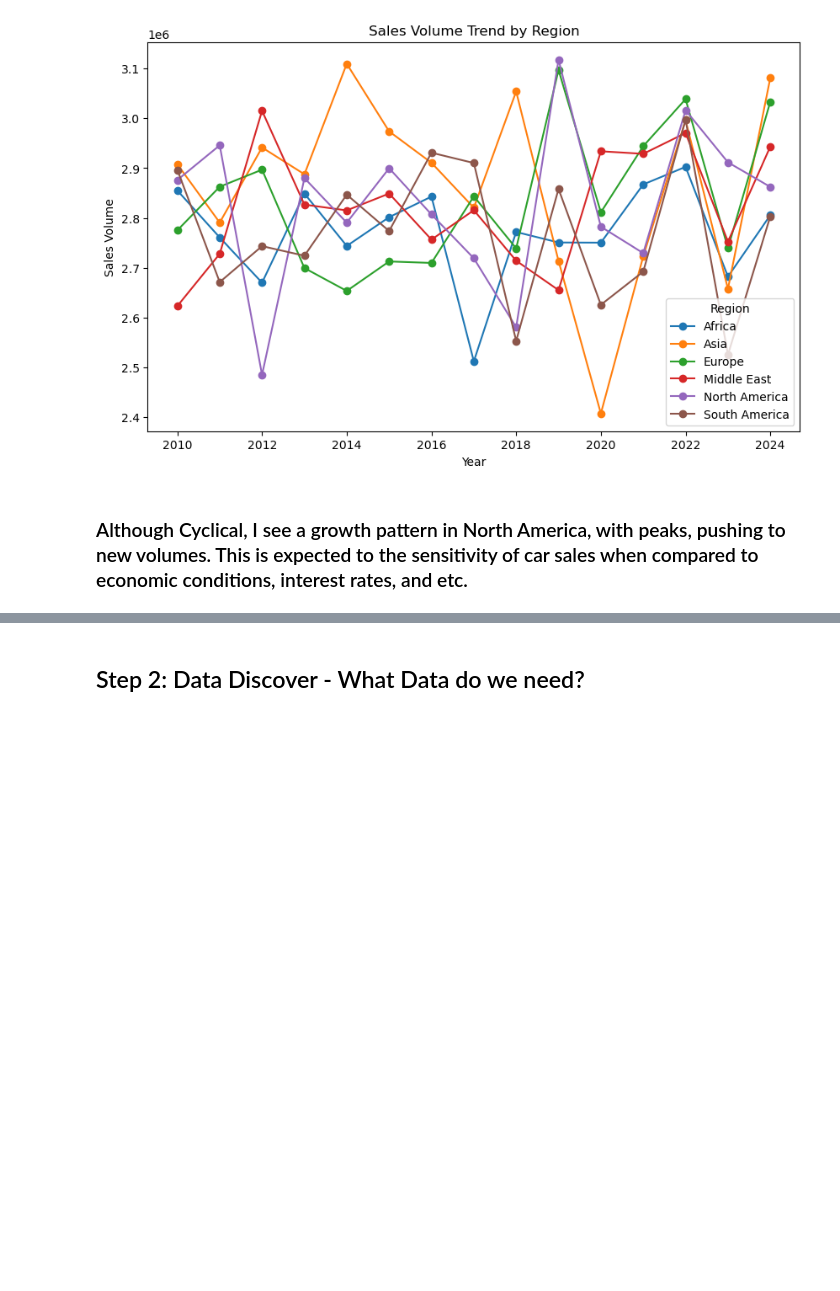
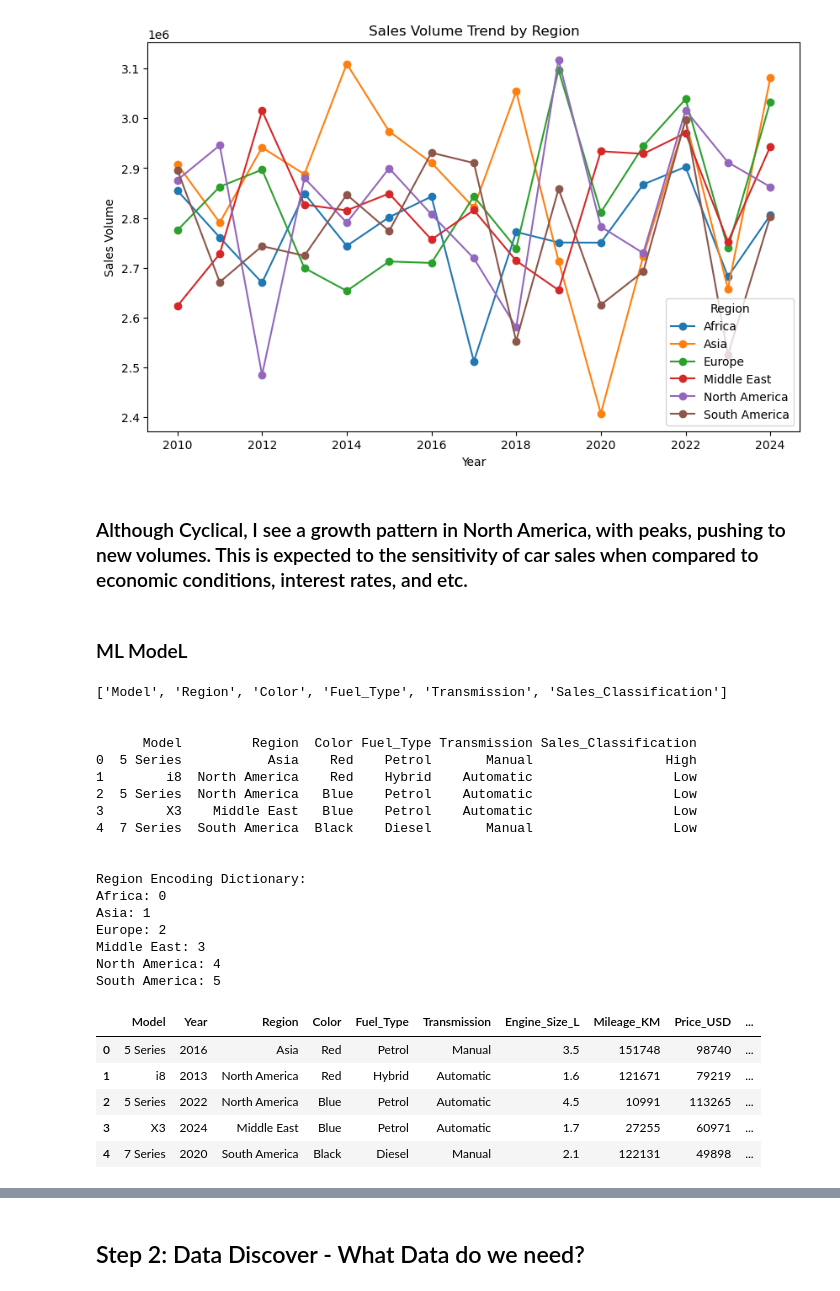
Before and after one commit to VithushanE/BMWWorldWideSales, a Jupyter notebook: BMWSales.ipynb, the cells around one changed output, grey strips where cells are left out. Saved outputs shown, nothing was run; the diff lists cells and outputs as text; code cells hidden in the pictures; blank space fills up the shorter version.

```diff
--- a/BMWSales.ipynb
+++ b/BMWSales.ipynb
@@ -257,3 +256,58 @@ plt.show()
 [figure]
 # %% [markdown]
 ### Although Cyclical, I see a growth pattern in North America, with peaks, pushing to new volumes. This is expected to the sensitivity of car sales when compared to economic conditions, interest rates, and etc.
+# %% [markdown]
+### ML ModeL
+# %%
+# Creating classification model that will predict whether a model will be classified as high or low in Sales, based on Features
+
+
+# Step 1: Convert Datatypes that are objects into ML Friendly format
+
+print(list(data.select_dtypes(include='object').columns))
+print('\n')
+print(data.select_dtypes(include='object').head())
+
+# Copying dataset to maintain source data
+data2 = data.copy()
+print('\n')
+
+# Create and fit the label encoder
+label_encoder = LabelEncoder()
+data2['Region_coded'] = label_encoder.fit_transform(data2['Region'])
+
+# Create a readable dictionary mapping
+region_mapping = dict(zip(label_encoder.classes_, label_encoder.transform(label_encoder.classes_)))
+
+# Display the mapping
+print("Region Encoding Dictionary:")
+for region, code in region_mapping.items():
+    print(f"{region}: {code}")
+
+# Preview the updated DataFrame
+data2.head()
+# %% [output]
+['Model', 'Region', 'Color', 'Fuel_Type', 'Transmission', 'Sales_Classification']
+
+
+      Model         Region  Color Fuel_Type Transmission Sales_Classification
+0  5 Series           Asia    Red    Petrol       Manual                 High
+1        i8  North America    Red    Hybrid    Automatic                  Low
+2  5 Series  North America   Blue    Petrol    Automatic                  Low
+3        X3    Middle East   Blue    Petrol    Automatic                  Low
+4  7 Series  South America  Black    Diesel       Manual                  Low
+
+
+Region Encoding Dictionary:
+Africa: 0
+Asia: 1
+Europe: 2
+Middle East: 3
+North America: 4
+South America: 5
+|  | Model | Year | Region | Color | Fuel_Type | Transmission | Engine_Size_L | Mileage_KM | Price_USD | ... |
+| 0 | 5 Series | 2016 | Asia | Red | Petrol | Manual | 3.5 | 151748 | 98740 | ... |
+| 1 | i8 | 2013 | North America | Red | Hybrid | Automatic | 1.6 | 121671 | 79219 | ... |
+| 2 | 5 Series | 2022 | North America | Blue | Petrol | Automatic | 4.5 | 10991 | 113265 | ... |
+| 3 | X3 | 2024 | Middle East | Blue | Petrol | Automatic | 1.7 | 27255 | 60971 | ... |
+| 4 | 7 Series | 2020 | South America | Black | Diesel | Manual | 2.1 | 122131 | 49898 | ... |
```
Also changed, not shown: parts of 16 cells of this notebook.
